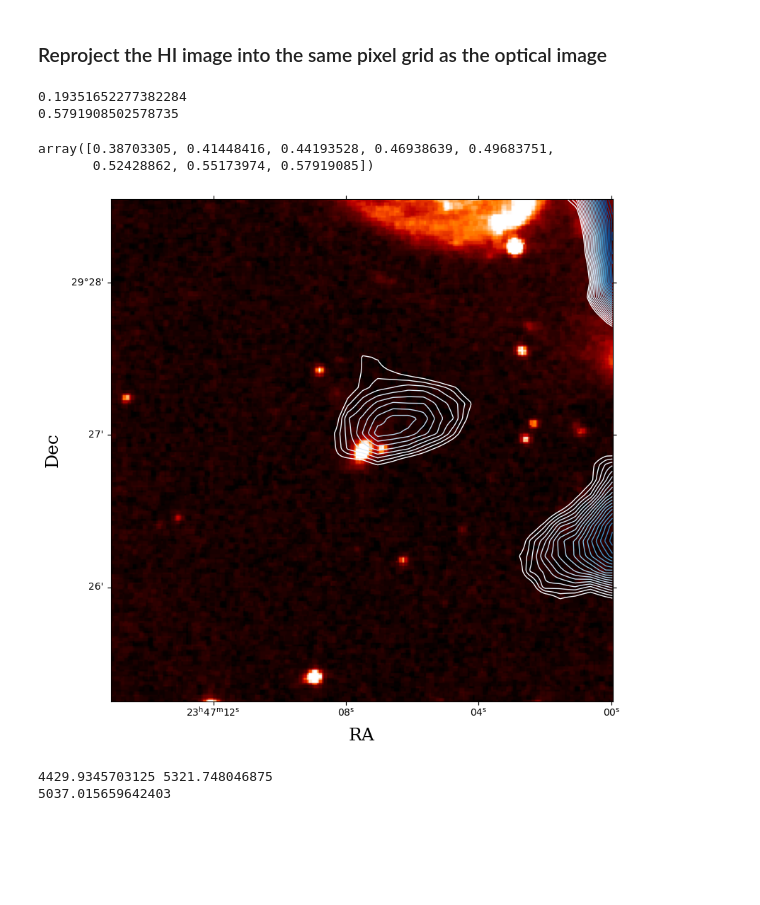
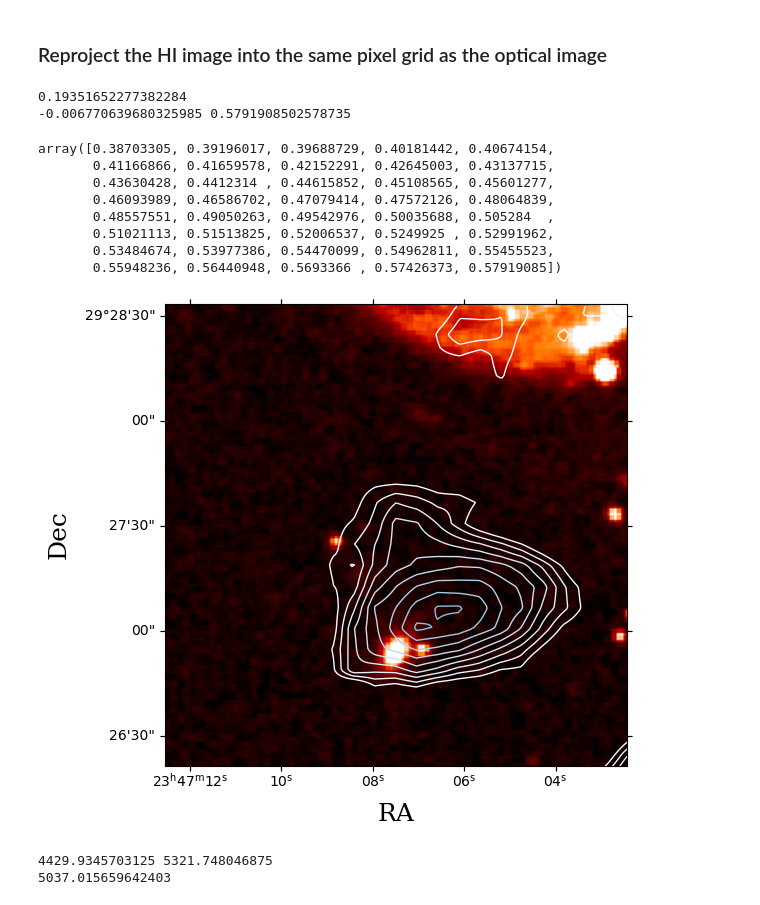
Before and after one commit to AnyelTars/Arp86-Galaxy-System, a Jupyter notebook: USNOA2-1125-19940303/arp86-3_bbaraolo_model.ipynb, the cells around one changed output. Cells and saved outputs as stored; diff of their text form; code cells hidden in the pictures; blank space fills up the shorter version.

```diff
--- a/USNOA2-1125-19940303/arp86-3_bbaraolo_model.ipynb
+++ b/USNOA2-1125-19940303/arp86-3_bbaraolo_model.ipynb
@@ -50,48 +50,56 @@ hi_reprojected_0,footprint = reproject_interp(hdul_mom0,header_optical)
 rms_mom0 = np.sqrt(np.nanmean(hi_reprojected_0**2))
 # %%
 print(rms_mom0)
-print(np.nanmax(hi_reprojected_0))
+print(np.nanmin(hi_reprojected_0),np.nanmax(hi_reprojected_0))
 # %% [output]
 0.19351652277382284
-0.5791908502578735
+-0.006770639680325985 0.5791908502578735
 # %%
-np.linspace(2 * rms_mom0, np.nanmax(hi_reprojected_0), 8)
+np.linspace(2 * rms_mom0, np.nanmax(hi_reprojected_0), 40)
 # %% [output]
-array([0.38703305, 0.41448416, 0.44193528, 0.46938639, 0.49683751,
-       0.52428862, 0.55173974, 0.57919085])
+array([0.38703305, 0.39196017, 0.39688729, 0.40181442, 0.40674154,
+       0.41166866, 0.41659578, 0.42152291, 0.42645003, 0.43137715,
+       0.43630428, 0.4412314 , 0.44615852, 0.45108565, 0.45601277,
+       0.46093989, 0.46586702, 0.47079414, 0.47572126, 0.48064839,
+       0.48557551, 0.49050263, 0.49542976, 0.50035688, 0.505284  ,
+       0.51021113, 0.51513825, 0.52006537, 0.5249925 , 0.52991962,
+       0.53484674, 0.53977386, 0.54470099, 0.54962811, 0.55455523,
+       0.55948236, 0.56440948, 0.5693366 , 0.57426373, 0.57919085])
 # %%
 fig = plt.figure(figsize=(9, 8))
 ax = fig.add_subplot(1, 1, 1, projection=WCS(header_optical))
 
 # Background: Optical image
 cb = ax.imshow(
     data_optical,
     cmap='gist_heat',
     origin='lower',
     vmin=vmin, vmax=vmax,
 )
 
 # Contour levels from 2σ to max
-levels = np.linspace(1.5 * rms_mom0, np.nanmax(hi_reprojected_0), 25)
+levels = np.linspace(1.2 * rms_mom0, np.nanmax(hi_reprojected_0), 20)
 
 # Contour overlay in white or cyan for visibility
 ax.contour(
     hi_reprojected_0,
     levels=levels,
     cmap='Blues',
     linewidths=1,
 )
 
 ax.set_xlabel('RA', size=18, family='serif')
 ax.set_ylabel('Dec', size=18, family='serif')
 plt.xticks(fontsize=15)
 plt.yticks(fontsize=15)
+plt.xlim(50, 250)
+plt.ylim(100, 300)
 
 
 plt.tight_layout()
 plt.show()
 # %% [output]
-[figure, old version]
+[figure, new version]
 # %%
 # compute the reprojection for moment 1
 hdulmom1 = fits.open(directory+"output10/SoFiA_J234703.61+292835.6/maps/SoFiA_J234703.61+292835.6_1mom.fits")
```
Also changed, not shown: parts of 22 cells of this notebook.
